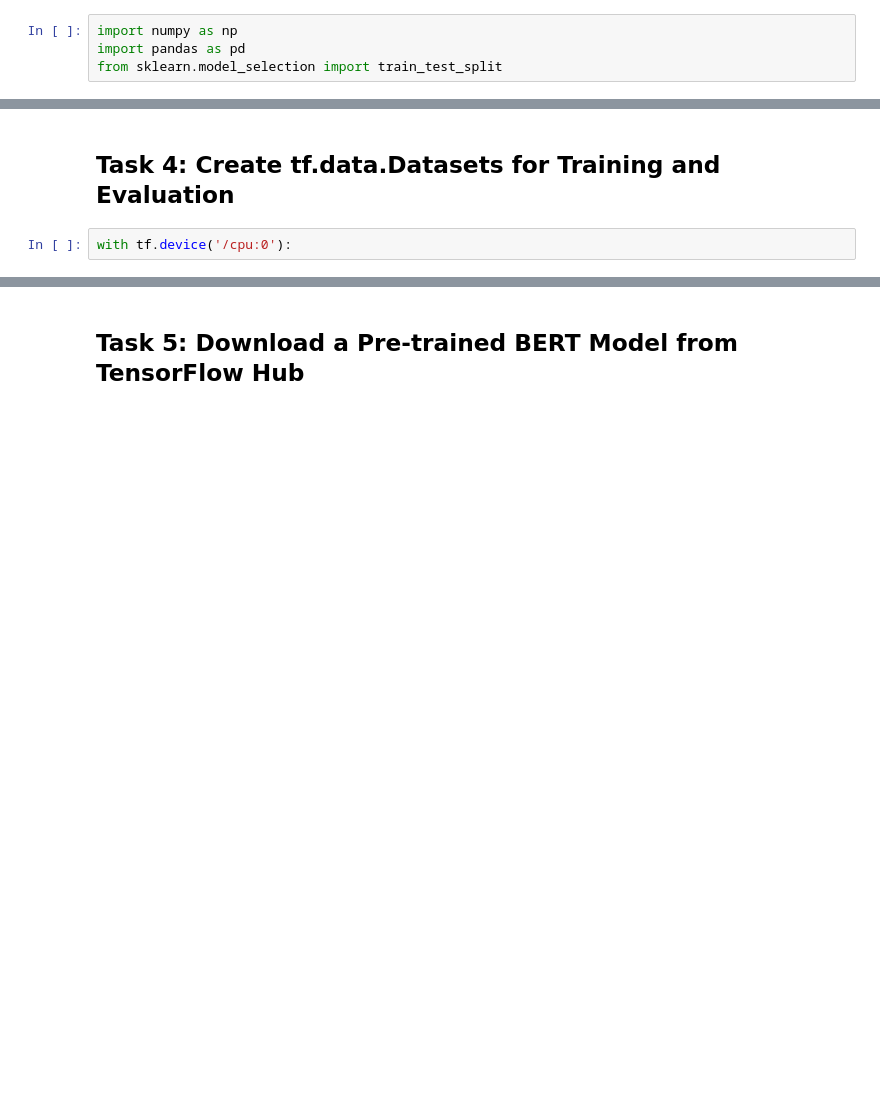
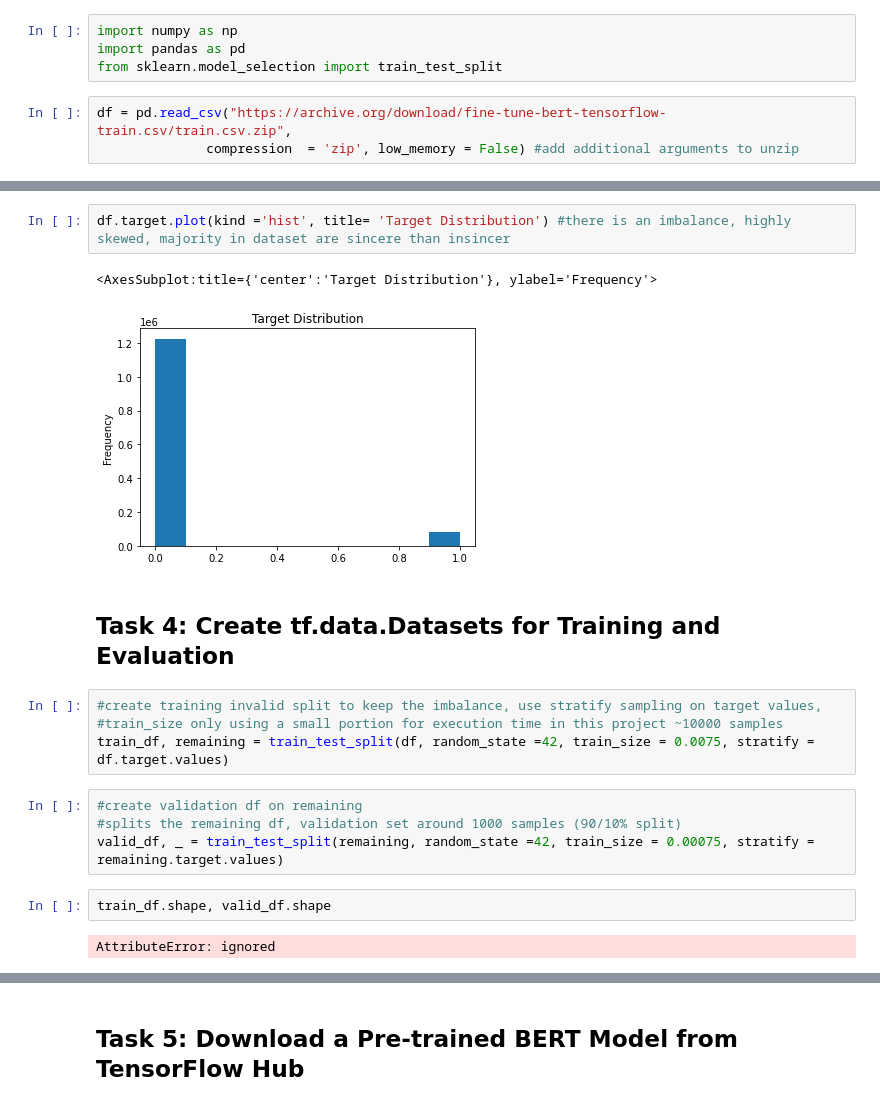
Before and after one commit to mathluva/BERT-TensorFlow, a Jupyter notebook: Fine_Tune_BERT_for_Text_Classification_with_TensorFlow.ipynb, the cells around one changed output, grey strips where cells are left out. Cells and saved outputs as stored; diff of their text form; blank space fills up the shorter version.

Commit message:
TensorFlow

```diff
--- a/Fine_Tune_BERT_for_Text_Classification_with_TensorFlow.ipynb
+++ b/Fine_Tune_BERT_for_Text_Classification_with_TensorFlow.ipynb
@@ -149,3 +149,6 @@ A downloadable copy of the [Quora Insincere Questions Classification data](https
 import numpy as np
 import pandas as pd
 from sklearn.model_selection import train_test_split
+# %%
+df = pd.read_csv("https://archive.org/download/fine-tune-bert-tensorflow-train.csv/train.csv.zip",
+              compression  = 'zip', low_memory = False) #add additional arguments to unzip
@@ -152,4 +179,19 @@ from sklearn.model_selection import train_test_split
+# %%
+df.target.plot(kind ='hist', title= 'Target Distribution') #there is an imbalance, highly skewed, majority in dataset are sincere than insincer
+# %% [output]
+<AxesSubplot:title={'center':'Target Distribution'}, ylabel='Frequency'>
+[figure, added]
 # %% [markdown]
 ## Task 4: Create tf.data.Datasets for Training and Evaluation
-# %%
-with tf.device('/cpu:0'):
+# %%
+#create training invalid split to keep the imbalance, use stratify sampling on target values,
+#train_size only using a small portion for execution time in this project ~10000 samples
+train_df, remaining = train_test_split(df, random_state =42, train_size = 0.0075, stratify = df.target.values)
+# %%
+#create validation df on remaining
+#splits the remaining df, validation set around 1000 samples (90/10% split)
+valid_df, _ = train_test_split(remaining, random_state =42, train_size = 0.00075, stratify = remaining.target.values)
+# %%
+train_df.shape, valid_df.shape
+# %% [output]
+AttributeError: ignored
```
Also changed, not shown: parts of 4 cells of this notebook.
